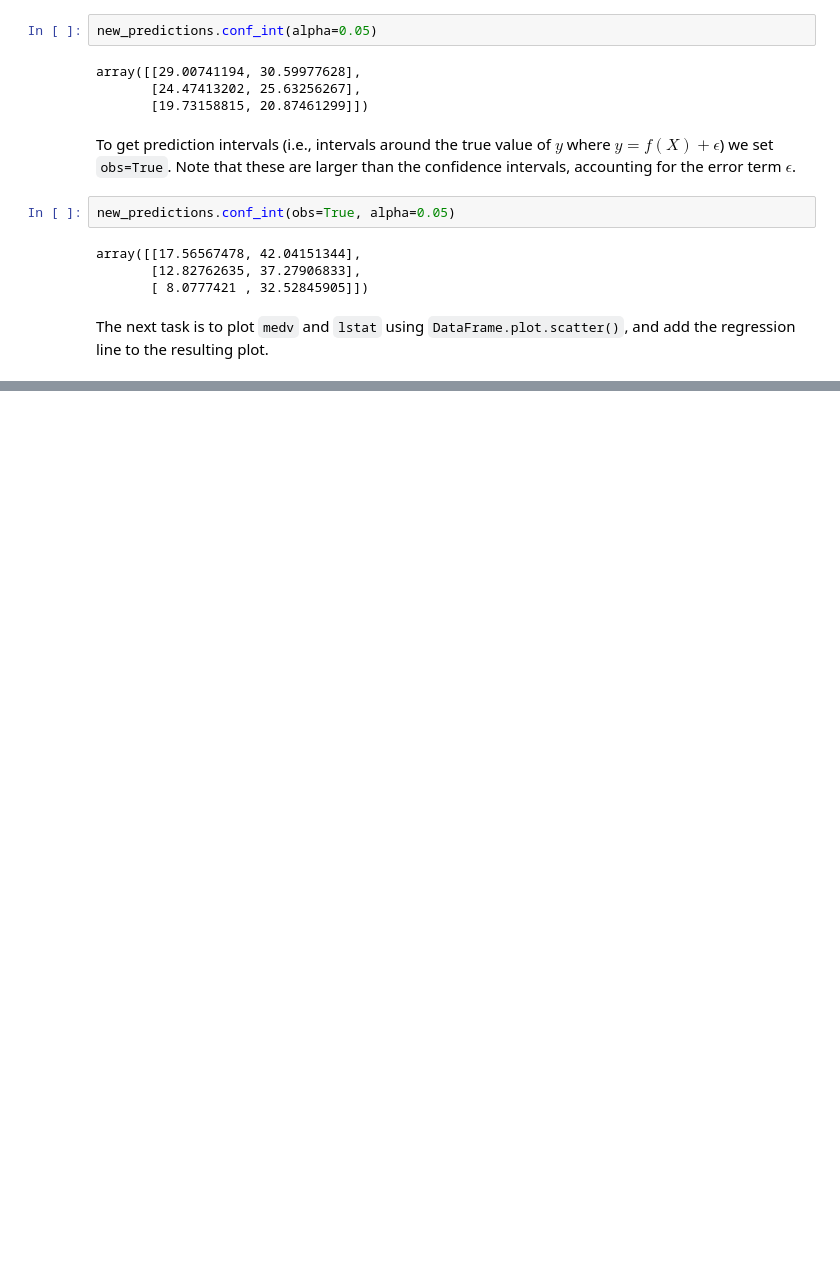
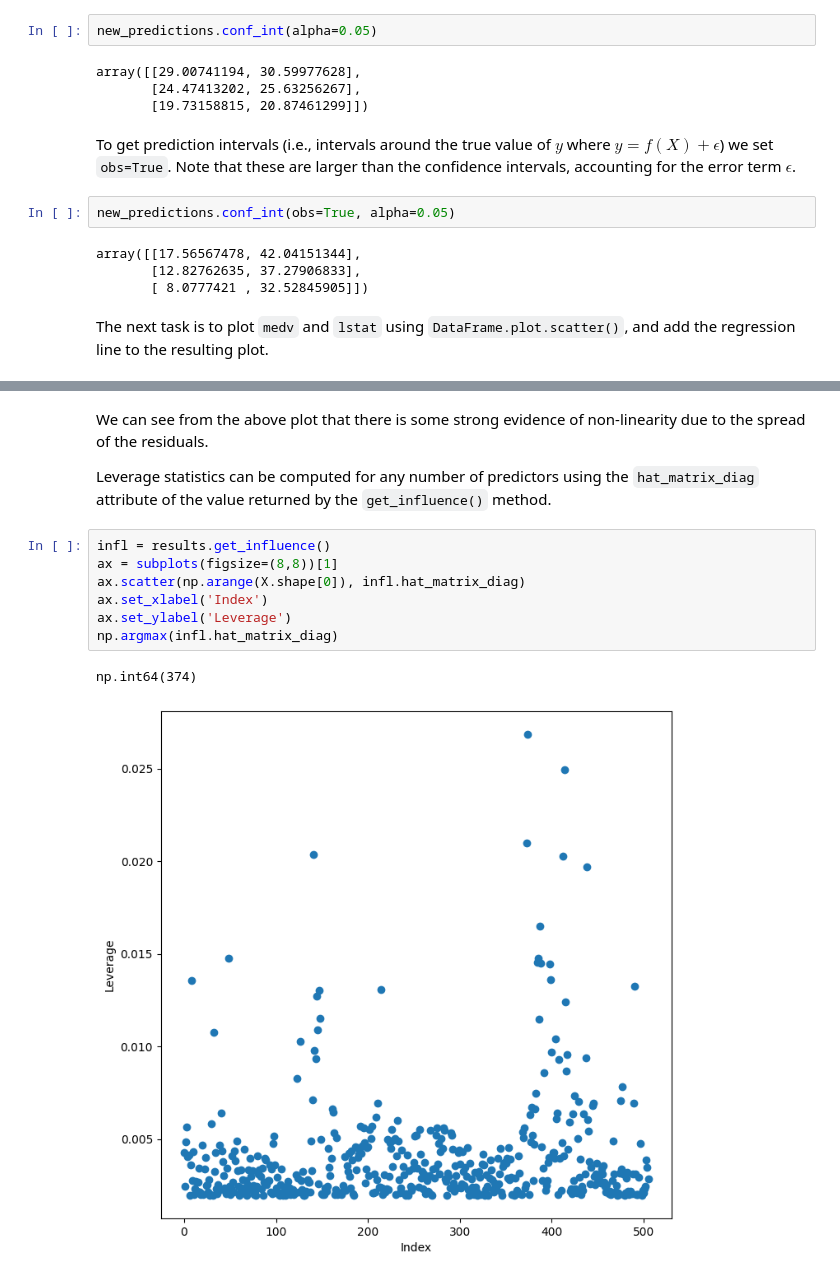
Before and after one commit to justingroves/ISLP, a Jupyter notebook: Jupyter Labs/Chapter 3 Linear Regression/3.6 Lab - Linear Regression.ipynb, the cells around one changed output, grey strips where cells are left out. Drawn from its saved outputs; the diff is of its cells as text; blank space fills up the shorter version.

```diff
--- a/Jupyter Labs/Chapter 3 Linear Regression/3.6 Lab - Linear Regression.ipynb
+++ b/Jupyter Labs/Chapter 3 Linear Regression/3.6 Lab - Linear Regression.ipynb
@@ -231,0 +274,14 @@ The next task is to plot `medv` and `lstat` using `DataFrame.plot.scatter()`, an
+# %% [markdown]
+We can see from the above plot that there is some strong evidence of non-linearity due to the spread of the residuals.
+
+Leverage statistics can be computed for any number of predictors using the `hat_matrix_diag` attribute of the value returned by the `get_influence()` method.
+# %%
+infl = results.get_influence()
+ax = subplots(figsize=(8,8))[1]
+ax.scatter(np.arange(X.shape[0]), infl.hat_matrix_diag)
+ax.set_xlabel('Index')
+ax.set_ylabel('Leverage')
+np.argmax(infl.hat_matrix_diag)
+# %% [output]
+np.int64(374)
+[figure, added]
```
Also changed, not shown: parts of 46 cells of this notebook.
